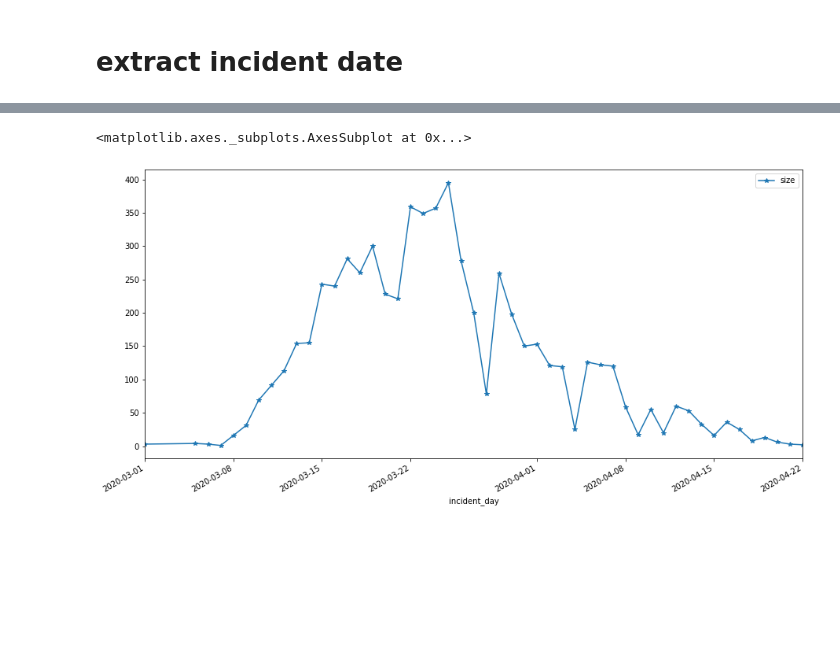
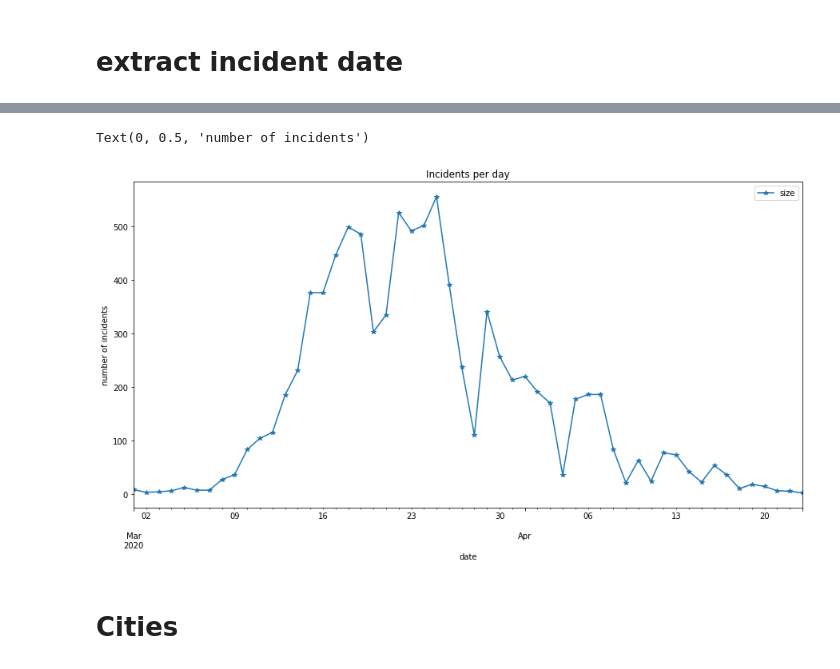
Before and after one commit to erez-aharonov/covid-19-israel-tracker, a Jupyter notebook: analysis.ipynb, the cells around one changed output, grey strips where cells are left out. Saved outputs shown, nothing was run; the diff lists cells and outputs as text; code cells hidden in the pictures; blank space fills up the shorter version.

Commit message:
cities

```diff
--- a/analysis.ipynb
+++ b/analysis.ipynb
@@ -51,12 +70,12 @@ def get_city_data(driver):
 # %%
 all_settlements_dict = {}
 
-for index, city_link in enumerate(all_cities_series):
-    driver.get(city_link)
+for index, settlement_link in enumerate(all_settlements_series):
+    driver.get(settlement_link)
     time.sleep(0.25)
     clear_output(wait=True)
-    city_datum_list = get_city_data(driver)
-    all_settlements_dict[city_link] = {'title': driver.title, 'datum': city_datum_list}
-    print(f'{index + 1} / {len(all_cities_series)}: {city_link}')
-    print(all_settlements_dict[city_link])
+    settlement_datum_list = get_settlement_data(driver)
+    all_settlements_dict[settlement_link] = {'title': driver.title, 'datum': settlement_datum_list}
+    print(f'{index + 1} / {len(all_settlements_series)}: {settlement_link}')
+    print(all_settlements_dict[settlement_link])
 # %% [output]
@@ -64,11 +83,10 @@ for index, city_link in enumerate(all_cities_series):
 {'title': 'נוף הגליל - מקומות בהם שהו חולי קורונה | משרד הבריאות', 'datum': ['מקומות בהם שהו חולי קורונה בנוף הגליל', 'תאריך עדכון: 20/04/2020', '16/04/2020 14:00 16/04/2020 14:45 משהדאוי קינג סטור המ ...
-# %%
-all_settlements_dict = settlements_dict
 # %%
-with open('all_settlements_dict.json', 'w') as fp:
+json_path = 'all_settlements_dict.json'
+with open(json_path, 'w') as fp:
     json.dump(all_settlements_dict, fp)
-with open('all_settlements_dict.json', 'r') as fp:
-    all_settlements_dict = json.load(fp)
+# with open(json_path, 'r') as fp:
+#     all_settlements_dict = json.load(fp)
 # %% [markdown]
 # extract incident date
 # %%
@@ -79,8 +97,11 @@ def get_update_date_if_update(row):
         return None
 # %%
 def get_date_from_string(string):
-    date_strings_list = re.findall('\d{1,2}\.\d{1,2}\.\d{1,2}|\d{1,2}/\d{1,2}/\d\d', string)
+    date_strings_list = re.findall('\d{1,2}\.\d{1,2}\.\d{1,4}|\d{1,2}/\d{1,2}/\d\d', string)
     if date_strings_list:
+        if date_strings_list[0] == '30.30.2020':
+            date_strings_list[0] = '30.3.2020'
+#         print(string, date_strings_list[0])
         date = pd.to_datetime(date_strings_list[0], dayfirst=True)
     else:
         date_strings_list_2 = re.findall('\d{1,2}\.\d{1,2}', string)
@@ -140,5 +173,10 @@ incidents_clean_stat_df.sample(5)
 # %%
 incidents_clean_stat_df.plot(x='incident_day', y='size', marker='*')
+plt.title('Incidents per day')
+plt.xlabel('date')
+plt.ylabel('number of incidents')
 # %% [output]
-<matplotlib.axes._subplots.AxesSubplot at 0x...>
+Text(0, 0.5, 'number of incidents')
-[figure, old version]
+[figure, new version]
+# %% [markdown]
+# Cities
```
Also changed, not shown: parts of 20 cells of this notebook, 4 other files.
